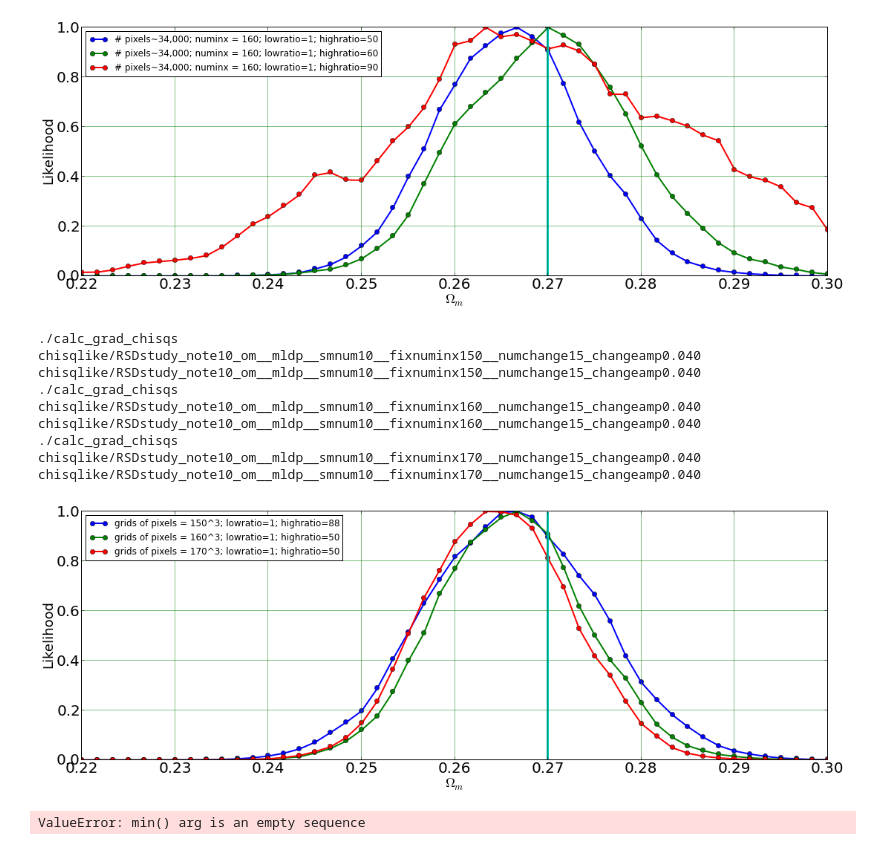
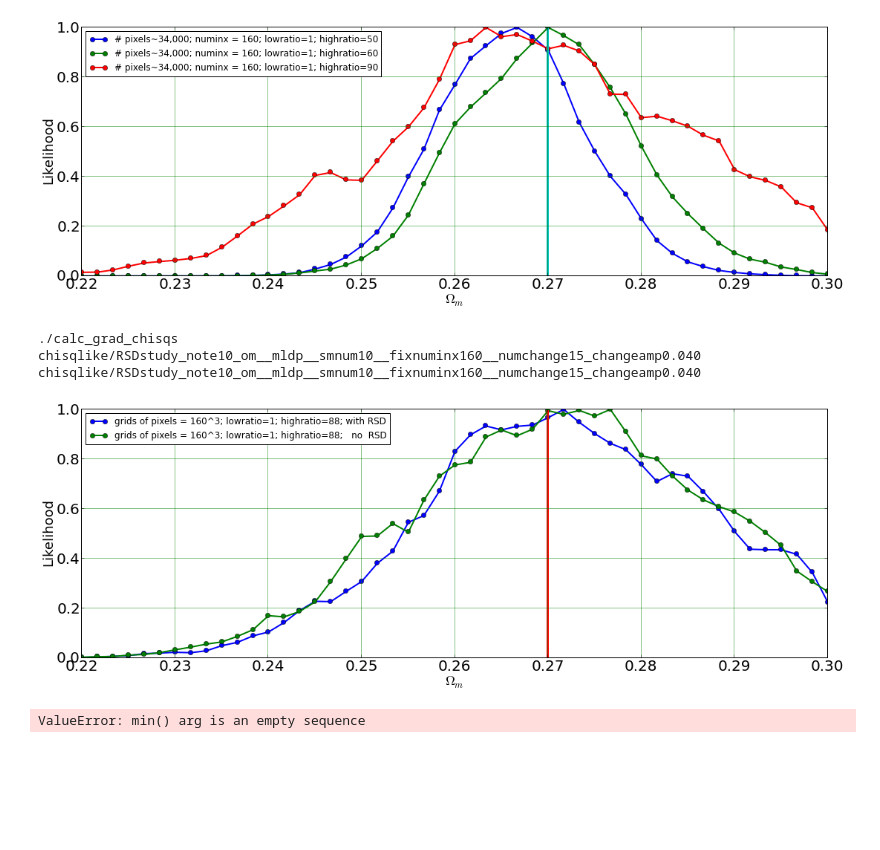
Before and after one commit to forero/SparseFilaments, a Jupyter notebook: code/xiaodongscript/likelihood__note10.ipynb, the cells around one changed output. Saved outputs shown, nothing was run; the diff lists cells and outputs as text; code cells hidden in the pictures; blank space fills up the shorter version.

Commit message:
Updated likelihood notes

```diff
--- a/code/xiaodongscript/likelihood__note10.ipynb
+++ b/code/xiaodongscript/likelihood__note10.ipynb
@@ -1788,7 +1855,7 @@ plot_X_list = []
 plot_Y_list = []
 plot_leg_list = []
 
-for now_num_in_x in [150,160,170]:#,170,180]:#,110,120]:#,110,120,130,140,150]:
+for now_num_in_x in [160]:#,170]:#,170,180]:#,110,120]:#,110,120,130,140,150]:
   for now_smnum in [10]:
     numdrop=0;totlegendlist=[];
     dropval=[];lowdropvalratio=[];highdropvalratio=[];dropdval=[];lowdropdvalratio=[];highdropdvalratio=[]
@@ -1820,40 +1887,43 @@ for now_num_in_x in [150,160,170]:#,170,180]:#,110,120]:#,110,120,130,140,150]:
 
     command = './calc_grad_chisqs '+inifile+' '+inifile
     print command
     #$command
 
     if Do_Plottings:
-        plotlablist=[2]
-        if num_in_x == 150:
-            plotlablist = [10]
+        plotlablist=[10]
         data=np.loadtxt(inifile+'_rhoRSD.txt');
         lab1=0;###plotlablist=[0,5,10,15,20,25];
         for lab in plotlablist:
             plot_X_list.append([data[row,0] for row in range(len(data))])
             Y = [data[row2,lab+2] for row2 in range(len(data))]; Ymin = min(Y)
             plot_Y_list.append([np.exp(-(Y[row]-Ymin)/2.0) for row in range(len(Y))])
-            plot_leg_list.append(totlegendlist[lab])
+            plot_leg_list.append(totlegendlist[lab]+'; with RSD')
+        data=np.loadtxt(inifile+'_rho.txt');
+        lab1=0;###plotlablist=[0,5,10,15,20,25];
+        for lab in plotlablist:
+            plot_X_list.append([data[row,0] for row in range(len(data))])
+            Y = [data[row2,lab+2] for row2 in range(len(data))]; Ymin = min(Y)
+            plot_Y_list.append([np.exp(-(Y[row]-Ymin)/2.0) for row in range(len(Y))])
+            plot_leg_list.append(totlegendlist[lab]+';   no  RSD')
 
 if Do_Plottings:
     nfig = len(plot_leg_list)
     fig = plt.figure(num=nfig, figsize=(FIG_X_SIZE,FIG_Y_SIZE));
     for ifig in range(nfig):
         ax = fig.add_subplot(1,1,1);
         ax.set_xlabel('$\Omega_m$', fontsize=FIG_FONT_SIZE);
         ax.set_ylabel('Likelihood', fontsize=FIG_FONT_SIZE);
         ax.plot(plot_X_list[ifig],plot_Y_list[ifig],marker='o',lw=2)
         grid(b=True, which='major', color='g', linestyle='-')
         ax.legend(plot_leg_list, 'best');
         ax.set_xlim(0.22,0.3); #ax.set_xticks(np.linspace(0.2,0.32,13))
     X = [0.27 for row in range(100)]
     Y = [0.01*row for row in range(100)]
     ax.plot(X,Y,lw=3)
     plt.show()
 # %% [output]
-./calc_grad_chisqs chisqlike/RSDstudy_note10_om__mldp__smnum10__fixnuminx150__numchange15_changeamp0.040 chisqlike/RSDstudy_note10_om__mldp__smnum10__fixnuminx150__numchange15_changeamp0.040
 ./calc_grad_chisqs chisqlike/RSDstudy_note10_om__mldp__smnum10__fixnuminx160__numchange15_changeamp0.040 chisqlike/RSDstudy_note10_om__mldp__smnum10__fixnuminx160__numchange15_changeamp0.040
-./calc_grad_chisqs chisqlike/RSDstudy_note10_om__mldp__smnum10__fixnuminx170__numchange15_changeamp0.040 chisqlike/RSDstudy_note10_om__mldp__smnum10__fixnuminx170__numchange15_changeamp0.040
-[figure, old version]
+[figure, new version]
 # %%
 num_changenuminx = 15
 amp_changenuminx = 0.04
```
Also changed, not shown: parts of 2 cells of this notebook.
